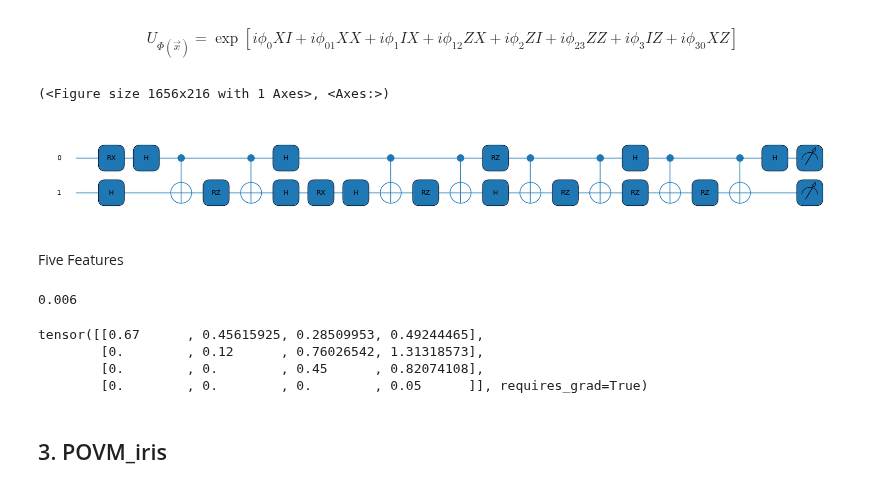
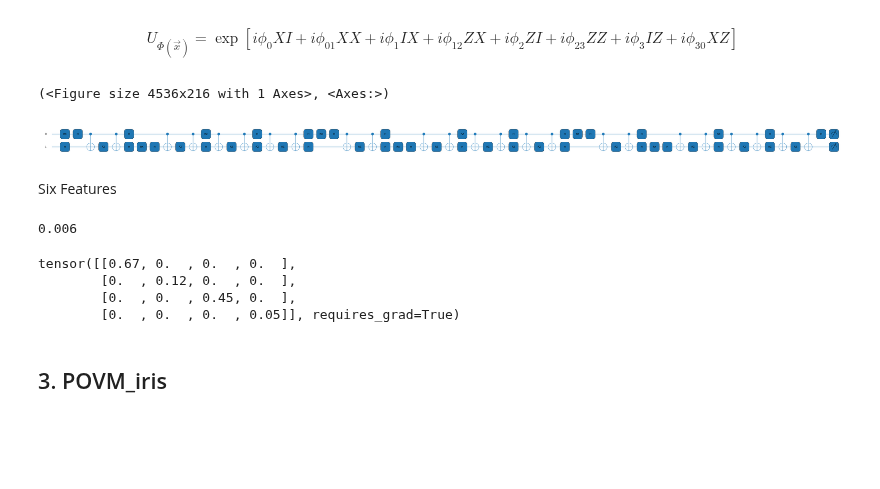
Before and after one commit to dkleeqc/vqsd, a Jupyter notebook: 4iris_povm_clf.ipynb, the cells around one changed output. Drawn from its saved outputs; the diff is of its cells as text; code cells hidden in the pictures; blank space fills up the shorter version.

```diff
--- a/4iris_povm_clf.ipynb
+++ b/4iris_povm_clf.ipynb
@@ -314,15 +316,13 @@ def quantum_feature(wires, features):
     return qml.expval(qml.PauliZ(0) @ qml.PauliZ(1))
 # %%
 c_data = [0.67, 0.12, 0.45, 0.05]
-for i in range(4):
-    for j in range(i+1, 4):
-        c_data.append(c_data[i] * c_data[j])
+c_data = FeatureMap(c_data)
 qml.draw_mpl(quantum_feature)([0,1], c_data)
 # %% [output]
-(<Figure size 1656x216 with 1 Axes>, <Axes:>)
+(<Figure size 4536x216 with 1 Axes>, <Axes:>)
-[figure, old version]
+[figure, new version]
 # %% [markdown]
-Five Features
+Six Features
 # %%
 def FeatureMap(x, types='mult'):
     phi = np.diag(x)
@@ -348,12 +350,12 @@ x_data[1]*x_data[3]
 0.006
 # %%
 x_data = [0.67, 0.12, 0.45, 0.05]
-FeatureMap(x_data, 'binflipmult')
+FeatureMap(x_data, 1)
 # %% [output]
-tensor([[0.67      , 0.45615925, 0.28509953, 0.49244465],
-        [0.        , 0.12      , 0.76026542, 1.31318573],
-        [0.        , 0.        , 0.45      , 0.82074108],
-        [0.        , 0.        , 0.        , 0.05      ]], requires_grad=True)
+tensor([[0.67, 0.  , 0.  , 0.  ],
+        [0.  , 0.12, 0.  , 0.  ],
+        [0.  , 0.  , 0.45, 0.  ],
+        [0.  , 0.  , 0.  , 0.05]], requires_grad=True)
 # %% [markdown]
 ## 3. POVM_iris
 # %%
```
Also changed, not shown: parts of 28 cells of this notebook.
